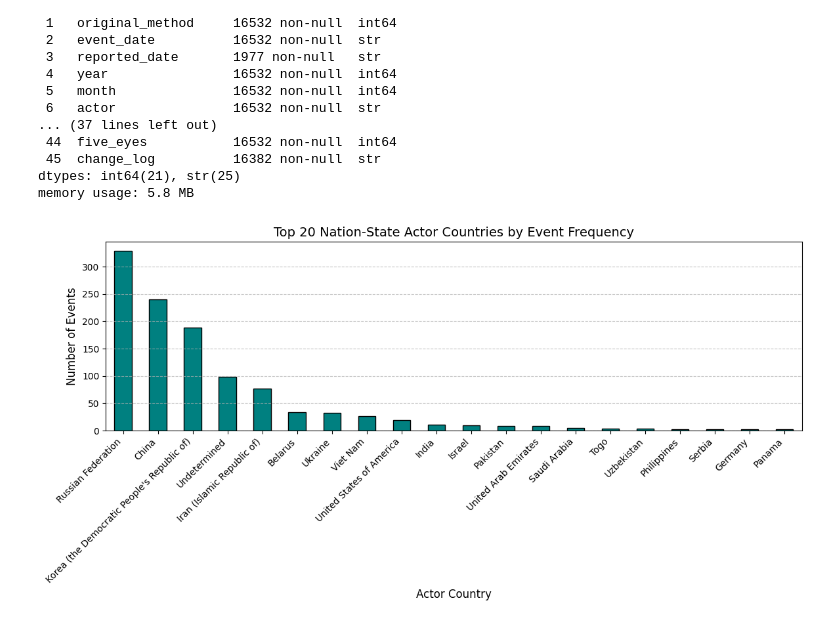
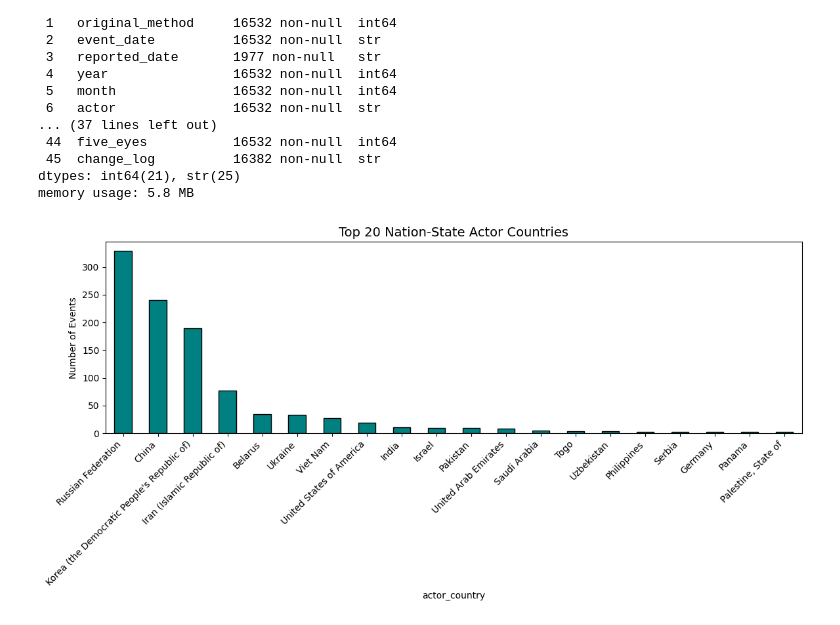
Before and after one commit to stefanie-the-engineer/OMDS-ModB2-Week7-Kenyon-Stefanie, a Jupyter notebook: Week7.ipynb, the cells around one changed output. Saved outputs shown, nothing was run; the diff lists cells and outputs as text; code cells hidden in the pictures.

Commit message:
Update graph.

```diff
--- a/Week7.ipynb
+++ b/Week7.ipynb
@@ -65,25 +65,24 @@ memory usage: 5.8 MB
 # %%
 # Import
 import matplotlib.pyplot as plt
 
-# Filter for 'Nation-State' actor types
-ns_df = df[df['actor_type'] == 'Nation-State']
+# Filter for Nation-State AND exclude 'Undetermined'
+# Use .copy() to avoid SettingWithCopy warnings if you modify ns_df later
+ns_df = df[(df['actor_type'] == 'Nation-State') &
+           (df['actor_country'] != 'Undetermined')].copy()
 
-# 2. Get the count of events per actor_country and take the top 20
+# Count events and grab the top 20
 top_20_actors = ns_df['actor_country'].value_counts().head(20)
 
-# 3. Create the bar chart
+# Plot the results
 plt.figure(figsize=(12, 6))
 top_20_actors.plot(kind='bar', color='teal', edgecolor='black')
 
-# Formatting the graph
-plt.title('Top 20 Nation-State Actor Countries by Event Frequency', fontsize=14)
-plt.xlabel('Actor Country', fontsize=12)
-plt.ylabel('Number of Events', fontsize=12)
-plt.xticks(rotation=45, ha='right')  # Rotates labels for readability
-plt.grid(axis='y', linestyle='--', alpha=0.7)
+plt.title('Top 20 Nation-State Actor Countries', fontsize=14)
+plt.ylabel('Number of Events')
+plt.xticks(rotation=45, ha='right')
+plt.tight_layout()
 
-plt.tight_layout()
 plt.show()
 # %% [output]
-[figure, old version]
+[figure, new version]
```
